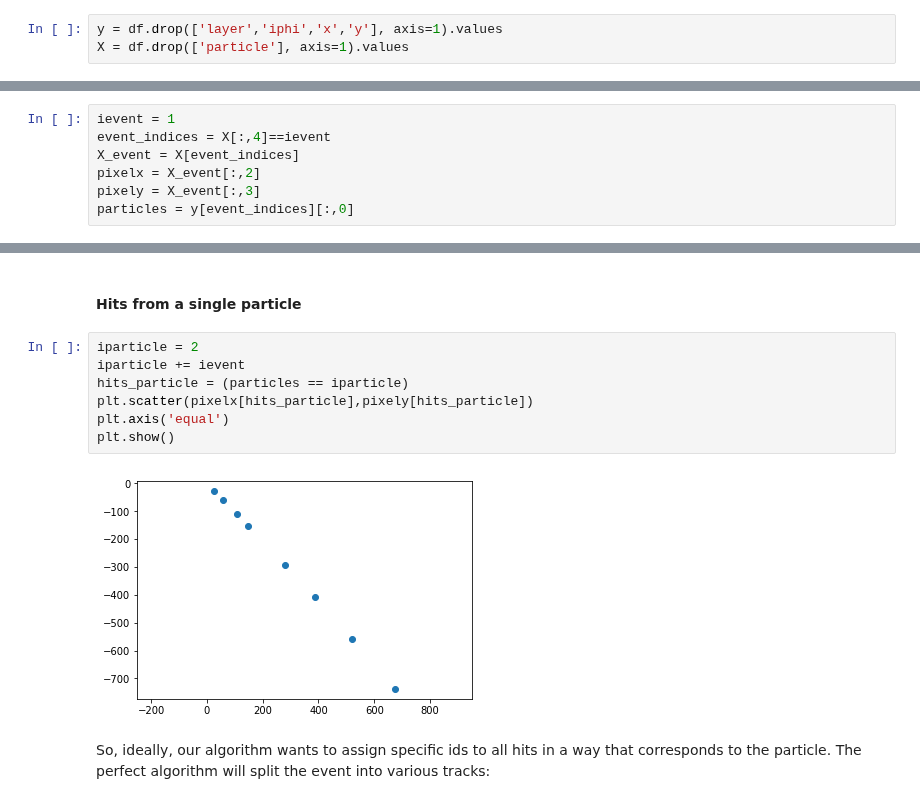
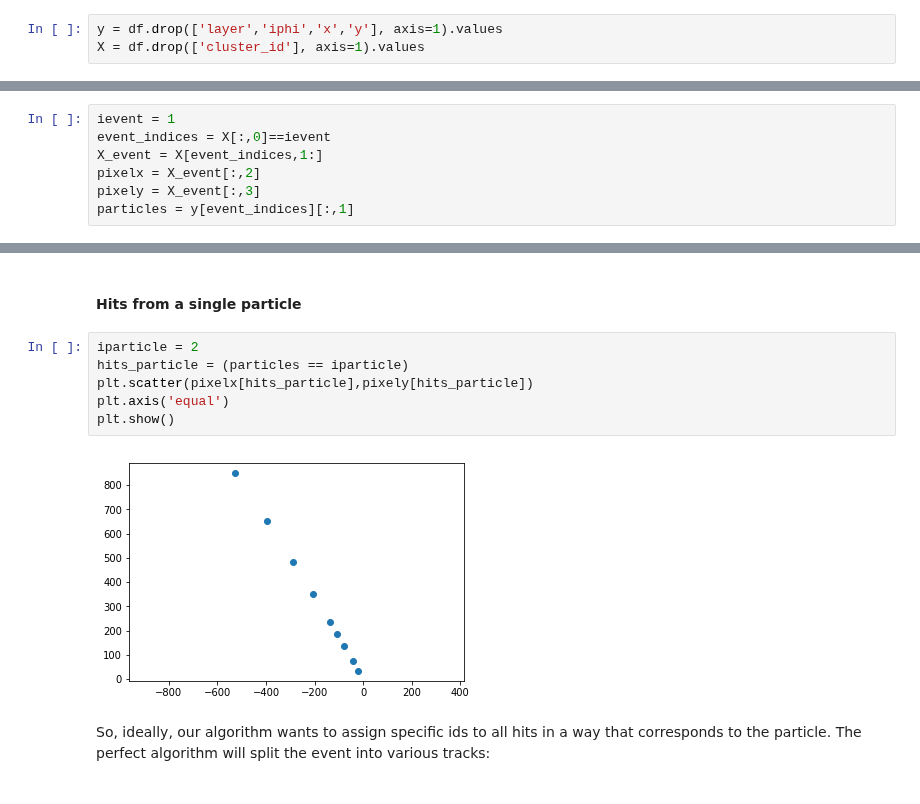
Before and after one commit to LAL/tracking, a Jupyter notebook: starting_kit/notebook_starting_kit.ipynb, the cells around one changed output, grey strips where cells are left out. Saved outputs shown, nothing was run; the diff lists cells and outputs as text.

```diff
--- a/starting_kit/notebook_starting_kit.ipynb
+++ b/starting_kit/notebook_starting_kit.ipynb
@@ -56,6 +56,6 @@ df
 # %%
 y = df.drop(['layer','iphi','x','y'], axis=1).values
-X = df.drop(['particle'], axis=1).values
+X = df.drop(['cluster_id'], axis=1).values
 # %% [markdown]
 (particle ids are shifted by 1000 times the event id, in order to make them unique across the dataset)
 # %%
@@ -72,11 +72,11 @@ events = np.unique(y_events)
 ### Visualize the hits in a single event
 # %%
 ievent = 1
-event_indices = X[:,4]==ievent
-X_event = X[event_indices]
+event_indices = X[:,0]==ievent
+X_event = X[event_indices,1:]
 pixelx = X_event[:,2]
 pixely = X_event[:,3]
-particles = y[event_indices][:,0]
+particles = y[event_indices][:,1]
 # %% [markdown]
 #### Hits from all particles
 # %%
@@ -91,13 +91,12 @@ This is what the algorithm will see.
 #### Hits from a single particle
 # %%
 iparticle = 2
-iparticle += ievent
 hits_particle = (particles == iparticle)
 plt.scatter(pixelx[hits_particle],pixely[hits_particle])
 plt.axis('equal')
 plt.show()
 # %% [output]
-[figure, old version]
+[figure, new version]
 # %% [markdown]
 So, ideally, our algorithm wants to assign specific ids to all hits in a way that corresponds to the particle. The perfect algorithm will split the event into various tracks:
 # %%
```
Also changed, not shown: parts of 18 cells of this notebook, 2 other files.
